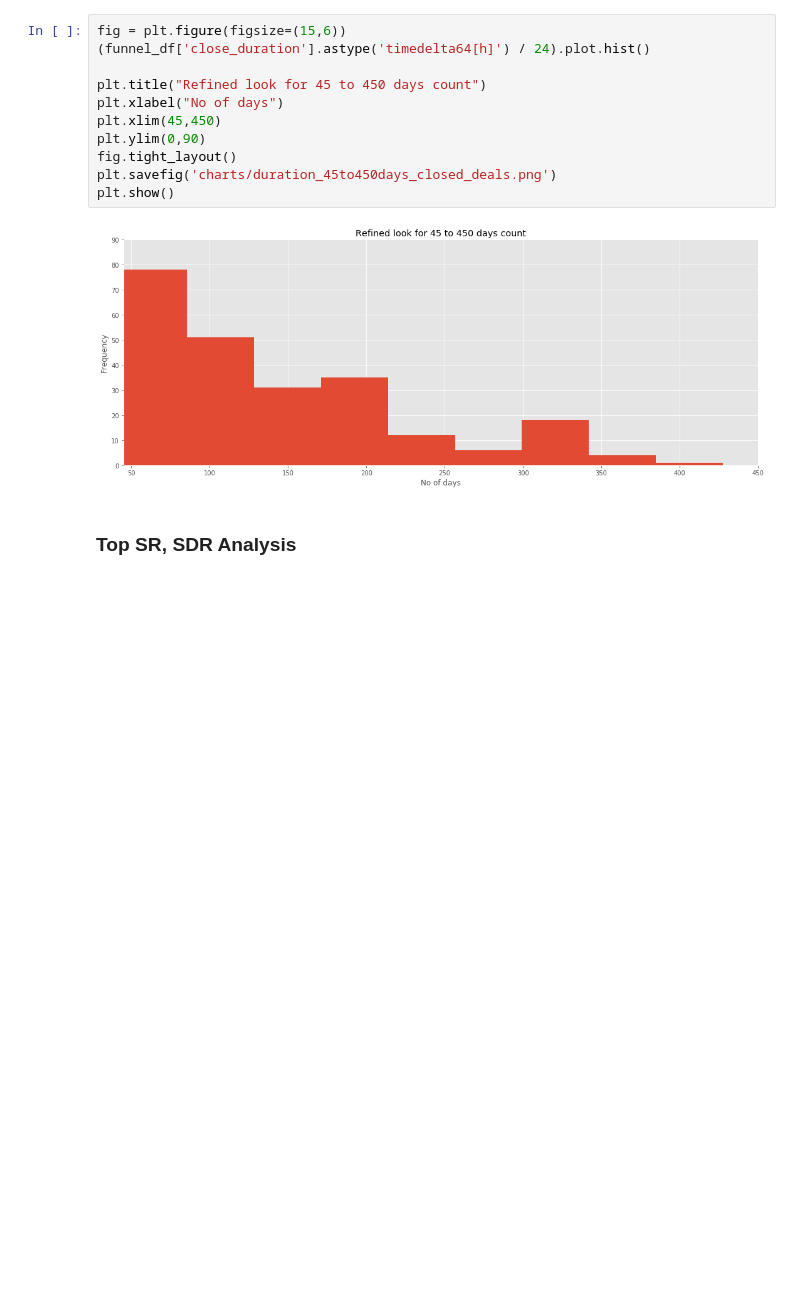
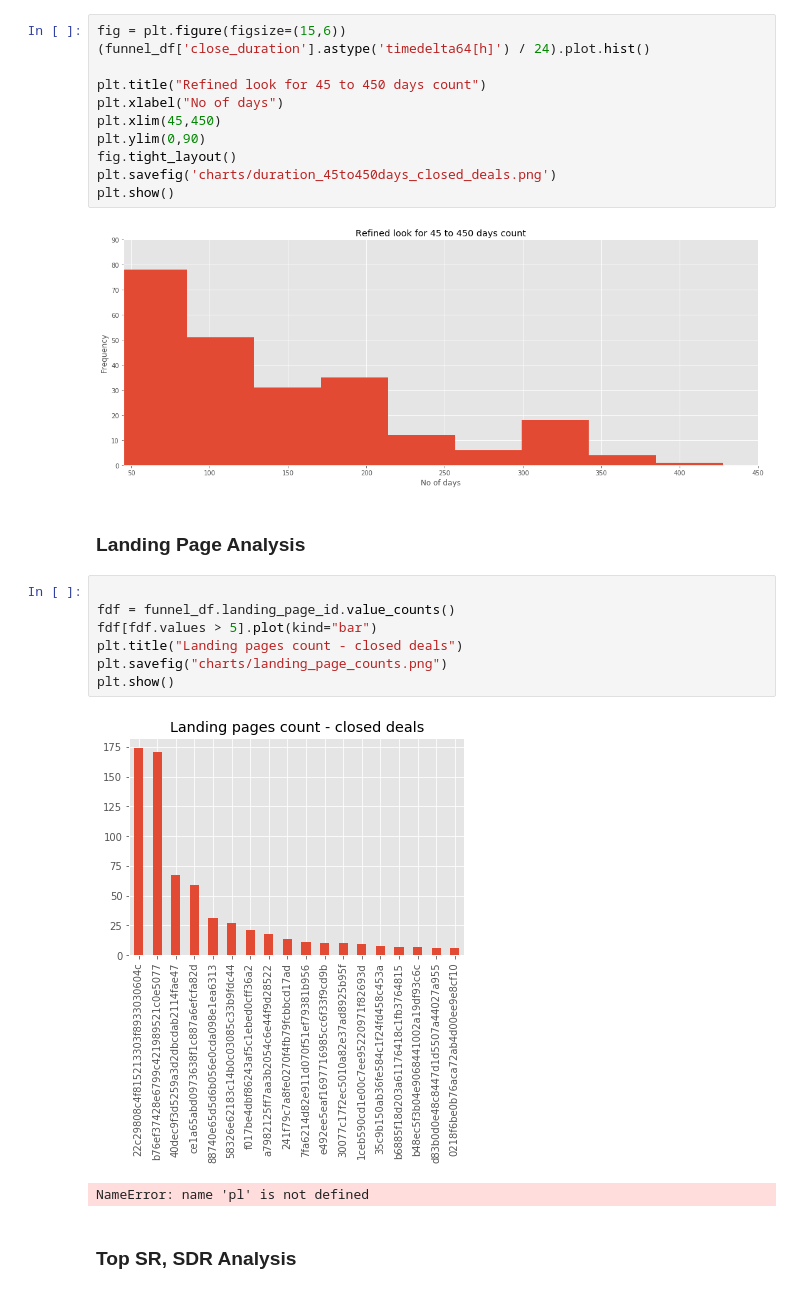
Before and after one commit to agrawalparth08/adnu-sales-analytics, a Jupyter notebook: Step 1 - EDA.ipynb, the cells around one changed output. Saved outputs shown, nothing was run; the diff lists cells and outputs as text; blank space fills up the shorter version.

```diff
--- a/Step 1 - EDA.ipynb
+++ b/Step 1 - EDA.ipynb
@@ -399,6 +404,18 @@ plt.savefig('charts/duration_45to450days_closed_deals.png')
 plt.show()
 # %% [output]
 [figure]
+# %% [markdown]
+### Landing Page Analysis
+# %%
+
+fdf = funnel_df.landing_page_id.value_counts()
+fdf[fdf.values > 5].plot(kind="bar")
+plt.title("Landing pages count - closed deals")
+plt.savefig("charts/landing_page_counts.png")
+plt.show()
+# %% [output]
+[figure, added]
+NameError: name 'pl' is not defined
 # %% [markdown]
 ### Top SR, SDR Analysis
 # %%
```
Also changed, not shown: parts of 10 cells of this notebook, 13 other files.
